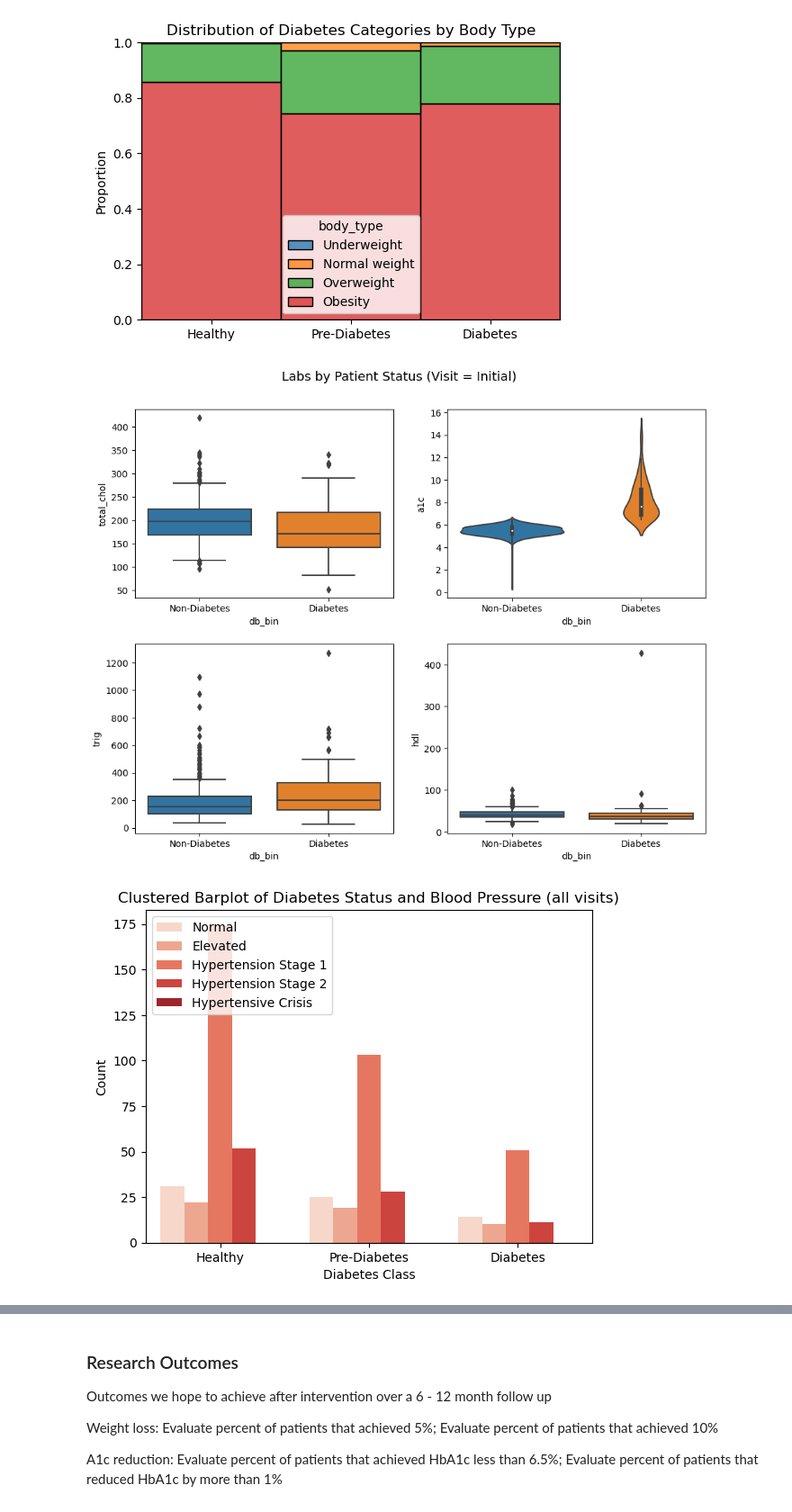
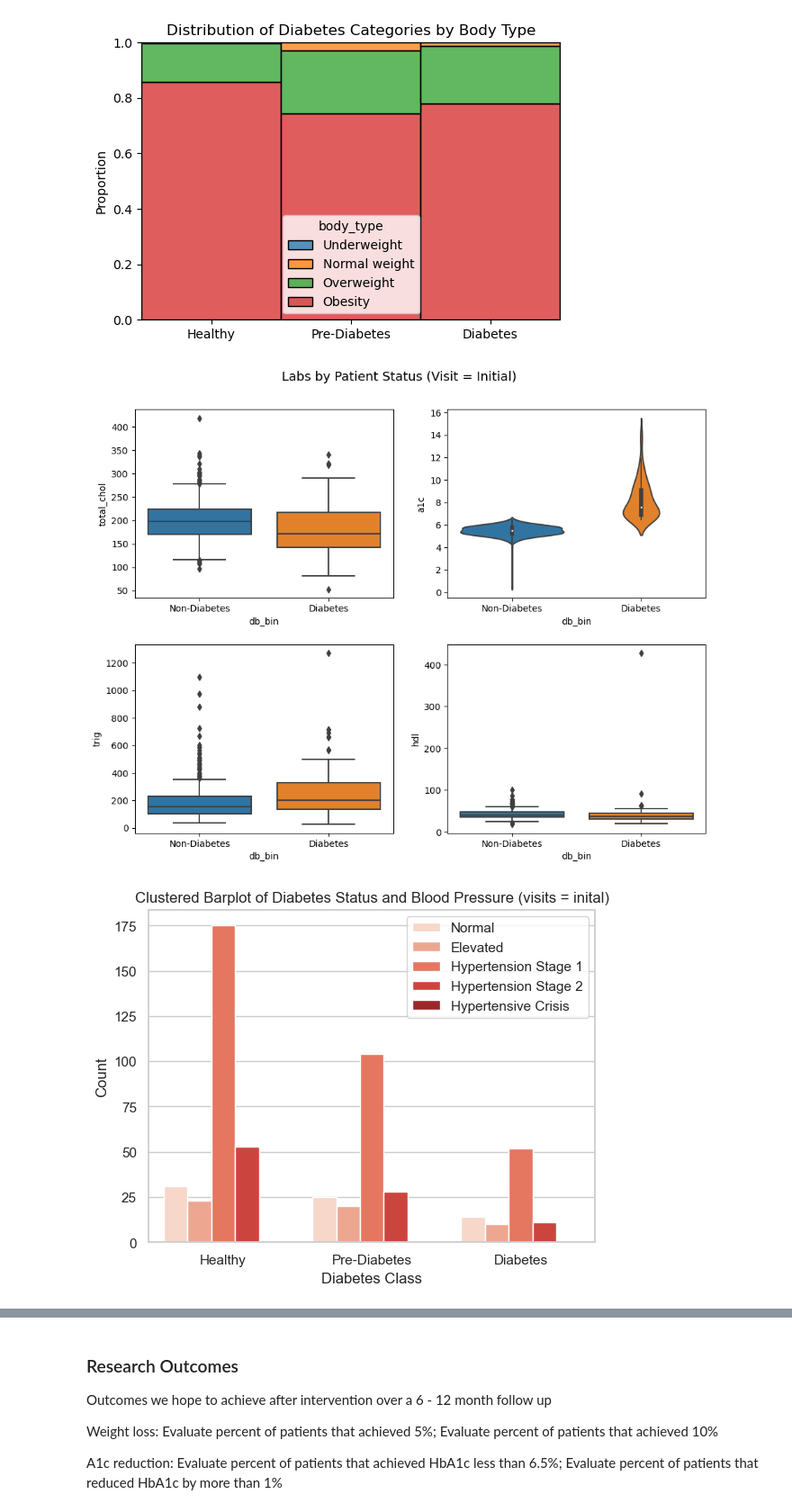
Before and after one commit to benqb007/DB, a Jupyter notebook: DB_Research.ipynb, the cells around one changed output, grey strips where cells are left out. Shown at 90% size. Cells and saved outputs as stored; diff of their text form; code cells hidden in the pictures.

```diff
--- a/DB_Research.ipynb
+++ b/DB_Research.ipynb
@@ -243,3 +252,5 @@ df = df_sorted.groupby('subject', as_index=False).apply(label_visits).reset_inde
+# %%
+df.drop(columns=['age','sex','obese','medications_(gluc,_bp,_lipid,_statin)', 'cgm', 'mh_dx','wo_mh_dx','metf','sglt2i','dpp4','su','ccb','ace/arb','diur','statin'], inplace=True)
 # %%
 # Function to create diabetes status
 def categorize_diabetes_and_clean(df, a1c_column):
@@ -347,6 +358,4 @@ def categorize_bmi_and_clean(df, bmi_column):
     df.drop(columns=['old_bmi', 'previous_bmi'], errors='ignore', inplace=True)
 
 categorize_bmi_and_clean(df, 'bmi')
-# %%
-df.drop(columns=['age','sex','obese','ht_cm', 'wt_kg'], inplace=True)
 # %%
@@ -472,19 +487,19 @@ sns.boxplot(ax=axes[1, 1], data=df_init, x='db_bin', y='hdl', whis=1)
 plt.tight_layout(pad=2)
 plt.show()
 # %% [output]
-[figure, old version]
+[figure, new version]
 # %%
 # Create the count plot
 sns.countplot(data=df_init, x='db_multi', hue='blood_pressure',
               palette='Reds', hue_order=['Normal', 'Elevated', 'Hypertension Stage 1', 'Hypertension Stage 2', 'Hypertensive Crisis'])
 
 # Set plot title and labels
-plt.title('Clustered Barplot of Diabetes Status and Blood Pressure (all visits)')
-plt.legend(loc='upper left')
+plt.title('Clustered Barplot of Diabetes Status and Blood Pressure (visits = inital)')
+plt.legend(loc='upper right')
 plt.xlabel('Diabetes Class')
 plt.ylabel('Count')
 
 # Show the plot
 plt.show()
 # %% [output]
-[figure, old version]
+[figure, new version]
```
Also changed, not shown: parts of 38 cells of this notebook, 4 other files.
